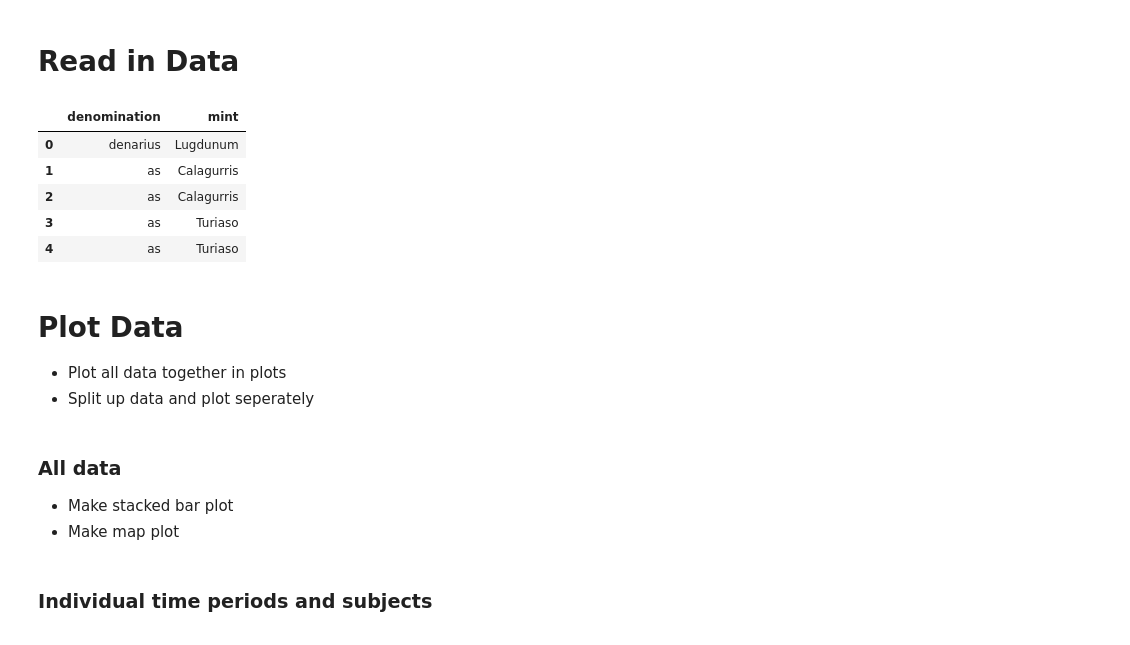
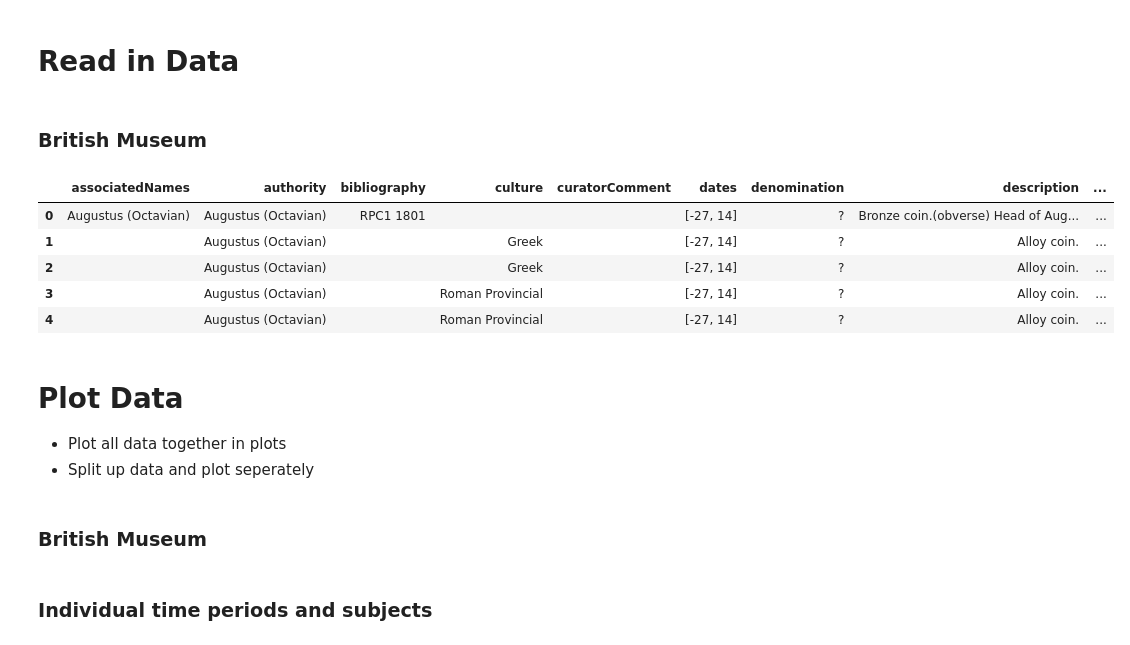
Before and after one commit to williamma12/roman_coinage, a Jupyter notebook: Code/Analyze Augustan Data.ipynb, the cells around one changed output. Cells and saved outputs as stored; diff of their text form; code cells hidden in the pictures.

```diff
--- a/Code/Analyze Augustan Data.ipynb
+++ b/Code/Analyze Augustan Data.ipynb
@@ -18,7 +17,6 @@ import sqlite3
 * 'Radiate crown' in Augustian Era
 # %%
 title = 'AugustusCoins_44BC-14AD'
-cnx = sqlite3.connect('../Data/'+title+'.sqlite')
-cursor = cnx.cursor()
+fname = title+'.sqlite'
 # %% [markdown]
 # Read in Data
@@ -40,9 +22,0 @@ mints_bm = pd.DataFrame(rows, columns=cols)
-# %%
-mints_bm.head()
-# %% [output]
-|  | denomination | mint |
-| 0 | denarius | Lugdunum |
-| 1 | as | Calagurris |
-| 2 | as | Calagurris |
-| 3 | as | Turiaso |
-| 4 | as | Turiaso |
@@ -61,0 +23,20 @@ mints_ans
+# %% [markdown]
+### British Museum
+# %%
+museum = 'britishMuseum'
+bad_locations = ['Alexandria', 'Cos', 'Apamea', 'Philippi', 'Thrace',
+                 'Achulla', 'Arabia', 'Orthosia', 'Sebaste', 'Prymnessus',
+                 'Acmonea', 'Antiochia', 'Eucarpea', 'Chalkis', 'Apollonia',
+                 'Midaeum', 'Magnetes', 'Heraclea Salbace', 'Gaul', 'Bilbilis|Italica',
+                 'Spain II', 'Lyon', '']
+conds = [['NOT IN', 'mint', bad_locations]]
+mints_bm = cd.readQuery(fname, museum, conditions=conds)
+mints_bm['dates'] = mints_bm['dates'].apply(cd.stringToList(valType=int))
+mints_bm.head()
+# %% [output]
+|  | associatedNames | authority | bibliography | culture | curatorComment | dates | denomination | description | ... |
+| 0 | Augustus (Octavian) | Augustus (Octavian) | RPC1 1801 |  |  | [-27, 14] | ? | Bronze coin.(obverse) Head of Aug... | ... |
+| 1 |  | Augustus (Octavian) |  | Greek |  | [-27, 14] | ? | Alloy coin. | ... |
+| 2 |  | Augustus (Octavian) |  | Greek |  | [-27, 14] | ? | Alloy coin. | ... |
+| 3 |  | Augustus (Octavian) |  | Roman Provincial |  | [-27, 14] | ? | Alloy coin. | ... |
+| 4 |  | Augustus (Octavian) |  | Roman Provincial |  | [-27, 14] | ? | Alloy coin. | ... |
@@ -63,10 +49,8 @@ mints_ans
 # Plot Data
 * Plot all data together in plots
 * Split up data and plot seperately
-# %% [markdown]
-### All data
-* Make stacked bar plot
-* Make map plot
+# %% [markdown]
+### British Museum
 # %%
 from bokeh.io import output_notebook, save
 from bokeh.plotting import show
```
Also changed, not shown: parts of 16 cells of this notebook, 13 other files.
